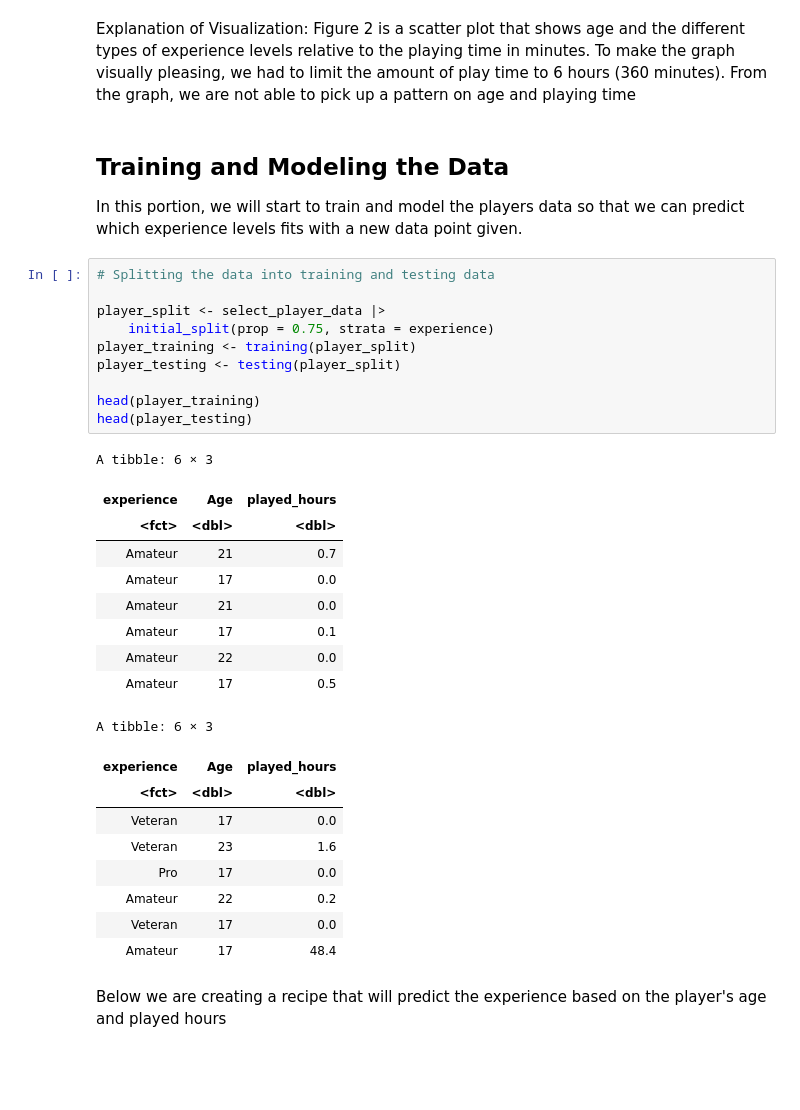
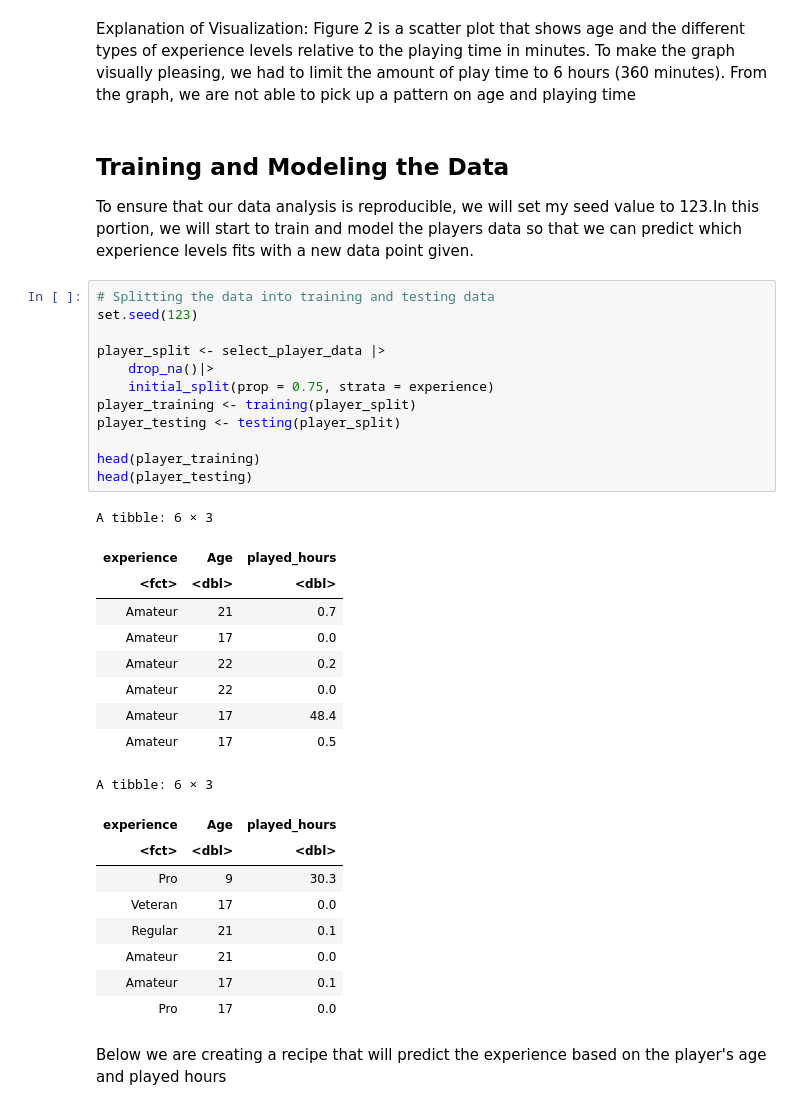
Before and after one commit to Imwae/DSCI-100-005-37, a Jupyter notebook: Final Project.ipynb, the cells around one changed output. Drawn from its saved outputs; the diff is of its cells as text; blank space fills up the shorter version.

```diff
--- a/Final Project.ipynb
+++ b/Final Project.ipynb
@@ -149,36 +149,38 @@ Explanation of Visualization: Figure 2 is a scatter plot that shows age and the
 # %% [markdown]
 ## Training and Modeling the Data
 
-In this portion, we will start to train and model the players data so that we can predict which experience levels fits with a new data point given.
+To ensure that our data analysis is reproducible, we will set my seed value to 123.In this portion, we will start to train and model the players data so that we can predict which experience levels fits with a new data point given.
 # %%
 # Splitting the data into training and testing data
+set.seed(123)
 
 player_split <- select_player_data |>
+    drop_na()|>
     initial_split(prop = 0.75, strata = experience)
 player_training <- training(player_split)
 player_testing <- testing(player_split)
 
 head(player_training)
 head(player_testing)
 # %% [output]
 A tibble: 6 × 3
 | experience | Age | played_hours |
 | <fct> | <dbl> | <dbl> |
 | Amateur | 21 | 0.7 |
 | Amateur | 17 | 0.0 |
-| Amateur | 21 | 0.0 |
-| Amateur | 17 | 0.1 |
+| Amateur | 22 | 0.2 |
 | Amateur | 22 | 0.0 |
+| Amateur | 17 | 48.4 |
 | Amateur | 17 | 0.5 |
 A tibble: 6 × 3
 | experience | Age | played_hours |
 | <fct> | <dbl> | <dbl> |
+| Pro | 9 | 30.3 |
 | Veteran | 17 | 0.0 |
-| Veteran | 23 | 1.6 |
+| Regular | 21 | 0.1 |
+| Amateur | 21 | 0.0 |
+| Amateur | 17 | 0.1 |
 | Pro | 17 | 0.0 |
-| Amateur | 22 | 0.2 |
-| Veteran | 17 | 0.0 |
-| Amateur | 17 | 48.4 |
 # %% [markdown]
 Below we are creating a recipe that will predict the experience based on the player's age and played hours
 # %%
```
Also changed, not shown: parts of 2 cells of this notebook.
